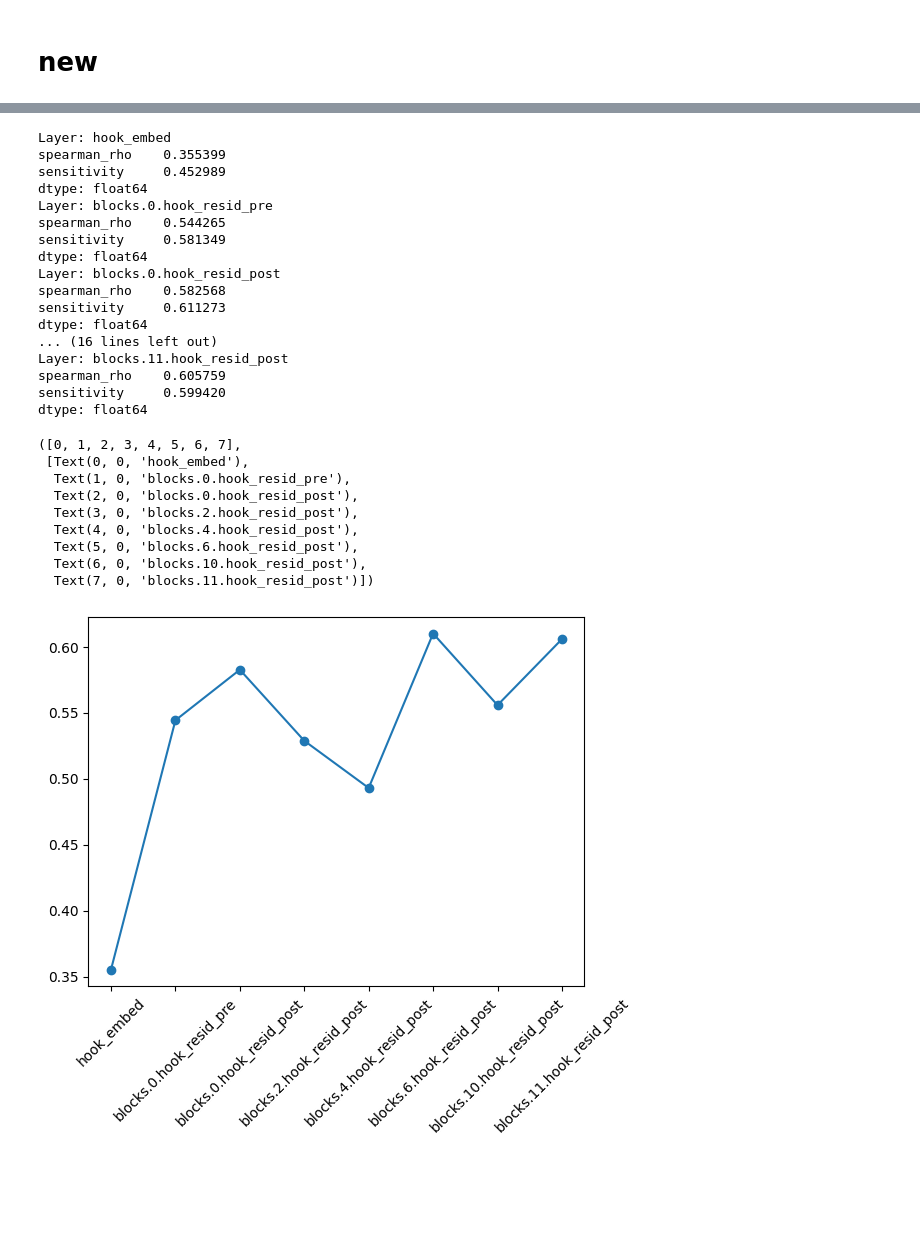
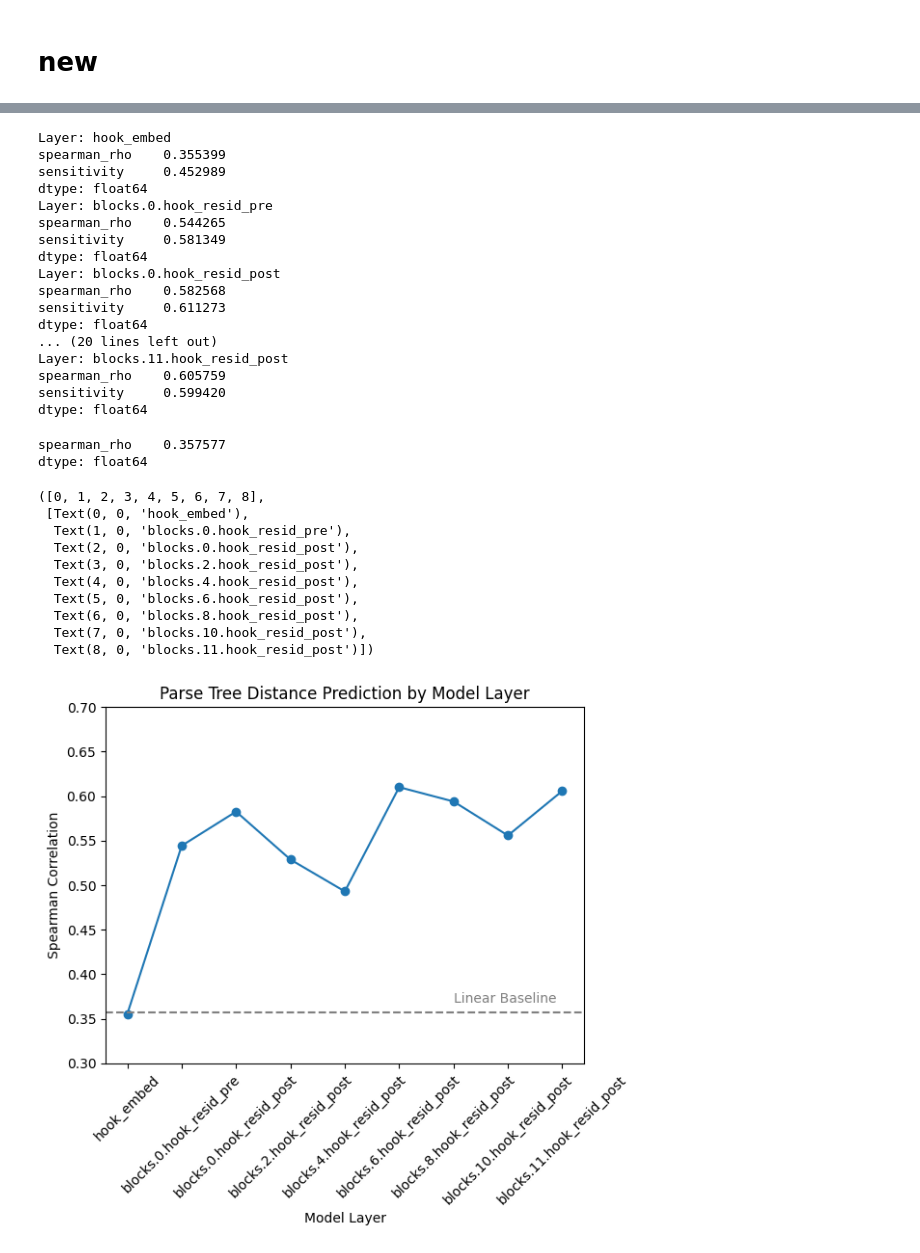
Before and after one commit to onjurgensen/probing_syntax_in_LLMs, a Jupyter notebook: model_comparison.ipynb, the cells around one changed output, grey strips where cells are left out. Saved outputs shown, nothing was run; the diff lists cells and outputs as text; code cells hidden in the pictures; blank space fills up the shorter version.

```diff
--- a/model_comparison.ipynb
+++ b/model_comparison.ipynb
@@ -594,4 +594,6 @@ rhos
 # %%
 df_eval = pd.read_pickle('df_acc.pkl')
 # %%
-df_eval
+order = [0,1,2,3,4,5,8,6,7]
+# Reorder df_eval rows according to the 'order' list
+df_eval = df_eval.loc[order].reset_index(drop=True)
@@ -607,0 +600,3 @@ df_eval
+# %%
+df_eval['layer_name'] = df_eval['layer_name'].str.replace('"', '', regex=False).str.replace("'", '', regex=False)
+df_eval['layer_name'].to_list()
@@ -622,22 +640,37 @@ Layer: blocks.0.hook_resid_post
 spearman_rho    0.582568
 sensitivity     0.611273
 dtype: float64
-... (16 lines left out)
+... (20 lines left out)
 Layer: blocks.11.hook_resid_post
 spearman_rho    0.605759
 sensitivity     0.599420
 dtype: float64
+# %%
+linear_baseline_sentence = pd.read_pickle('linear_baseline_sentence.pkl')
+linear_baseline_depth = pd.read_pickle('linear_baseline_depth.pkl')
+# %%
+linear_baseline_sentence.mean().loc[['spearman_rho']]
+# %% [output]
+spearman_rho    0.357577
+dtype: float64
 # %%
 plt.plot(df_eval['layer_name'], df_eval['eval_df_sentence'].apply(lambda x: x['spearman_rho'].mean()), marker='o')
+plt.axhline(y=linear_baseline_sentence.mean().loc['spearman_rho'], color='grey', linestyle='--', label='Linear Baseline')
+plt.ylim(0.3, 0.7)
+plt.title('Parse Tree Distance Prediction by Model Layer')
+plt.ylabel('Spearman Correlation')
+plt.xlabel('Model Layer')
+plt.text(6, linear_baseline_sentence.mean().loc['spearman_rho'] + 0.01, 'Linear Baseline', color='grey')
 plt.xticks(rotation=45)
 # %% [output]
-([0, 1, 2, 3, 4, 5, 6, 7],
+([0, 1, 2, 3, 4, 5, 6, 7, 8],
  [Text(0, 0, 'hook_embed'),
   Text(1, 0, 'blocks.0.hook_resid_pre'),
   Text(2, 0, 'blocks.0.hook_resid_post'),
   Text(3, 0, 'blocks.2.hook_resid_post'),
   Text(4, 0, 'blocks.4.hook_resid_post'),
   Text(5, 0, 'blocks.6.hook_resid_post'),
-  Text(6, 0, 'blocks.10.hook_resid_post'),
-  Text(7, 0, 'blocks.11.hook_resid_post')])
+  Text(6, 0, 'blocks.8.hook_resid_post'),
+  Text(7, 0, 'blocks.10.hook_resid_post'),
+  Text(8, 0, 'blocks.11.hook_resid_post')])
-[figure, old version]
+[figure, new version]
```
Also changed, not shown: parts of 8 cells of this notebook, 6 other files.
